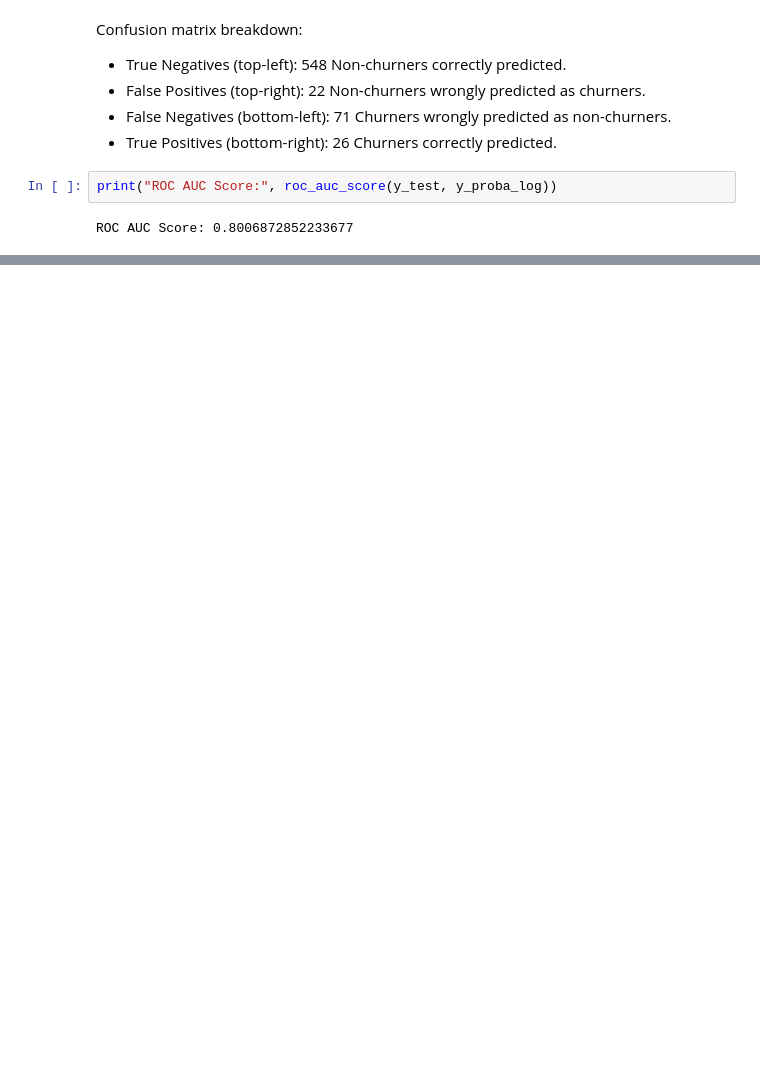
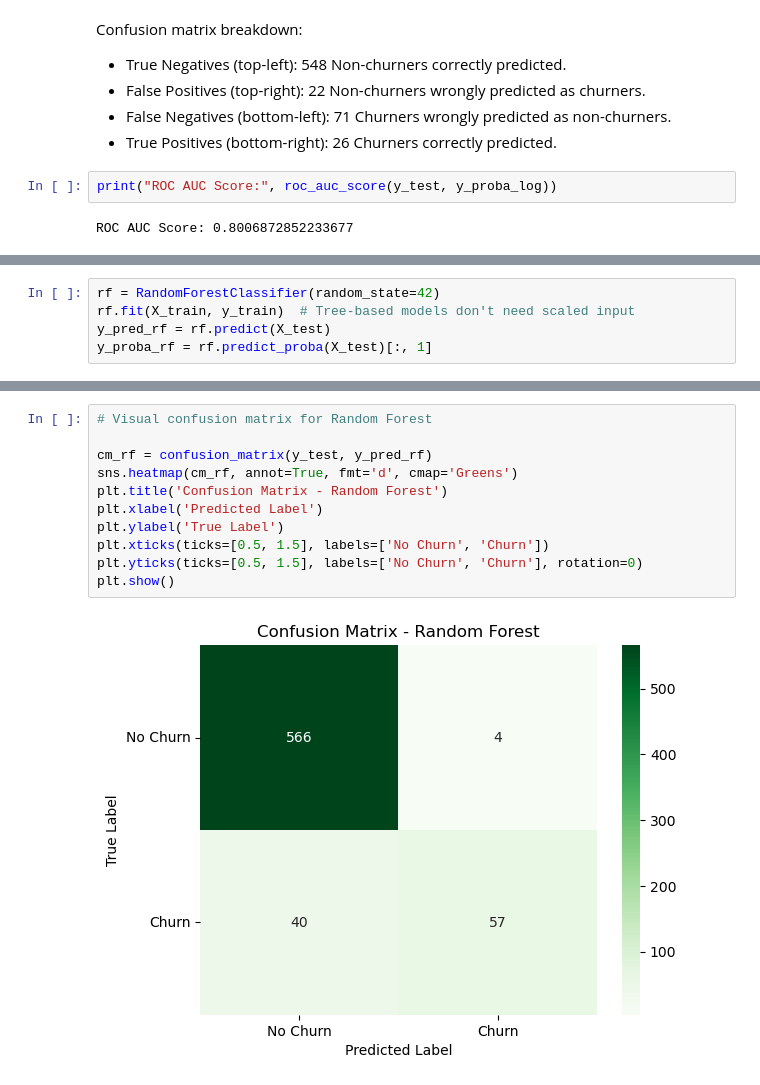
Before and after one commit to shikoh-kuria/Classification-Project, a Jupyter notebook: index.ipynb, the cells around one changed output, grey strips where cells are left out. Cells and saved outputs as stored; diff of their text form; blank space fills up the shorter version.

Commit message:
Train & evaluate models

```diff
--- a/index.ipynb
+++ b/index.ipynb
@@ -258,0 +266,5 @@ Logistic Regression ROC AUC = 0.85 → Indicates strong ability to rank churners
+# %%
+rf = RandomForestClassifier(random_state=42)
+rf.fit(X_train, y_train)  # Tree-based models don't need scaled input
+y_pred_rf = rf.predict(X_test)
+y_proba_rf = rf.predict_proba(X_test)[:, 1]
@@ -258,0 +287,13 @@ Logistic Regression ROC AUC = 0.85 → Indicates strong ability to rank churners
+# %%
+# Visual confusion matrix for Random Forest
+
+cm_rf = confusion_matrix(y_test, y_pred_rf)
+sns.heatmap(cm_rf, annot=True, fmt='d', cmap='Greens')
+plt.title('Confusion Matrix - Random Forest')
+plt.xlabel('Predicted Label')
+plt.ylabel('True Label')
+plt.xticks(ticks=[0.5, 1.5], labels=['No Churn', 'Churn'])
+plt.yticks(ticks=[0.5, 1.5], labels=['No Churn', 'Churn'], rotation=0)
+plt.show()
+# %% [output]
+[figure, added]
```
Also changed, not shown: parts of 17 cells of this notebook.
